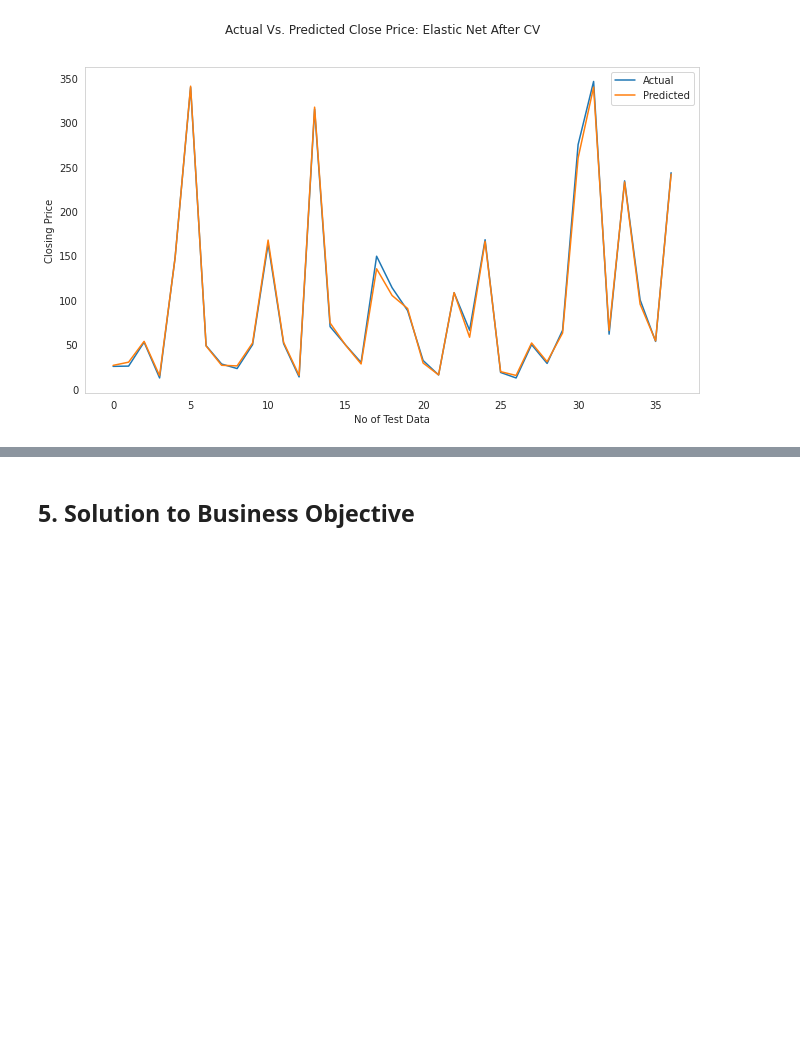
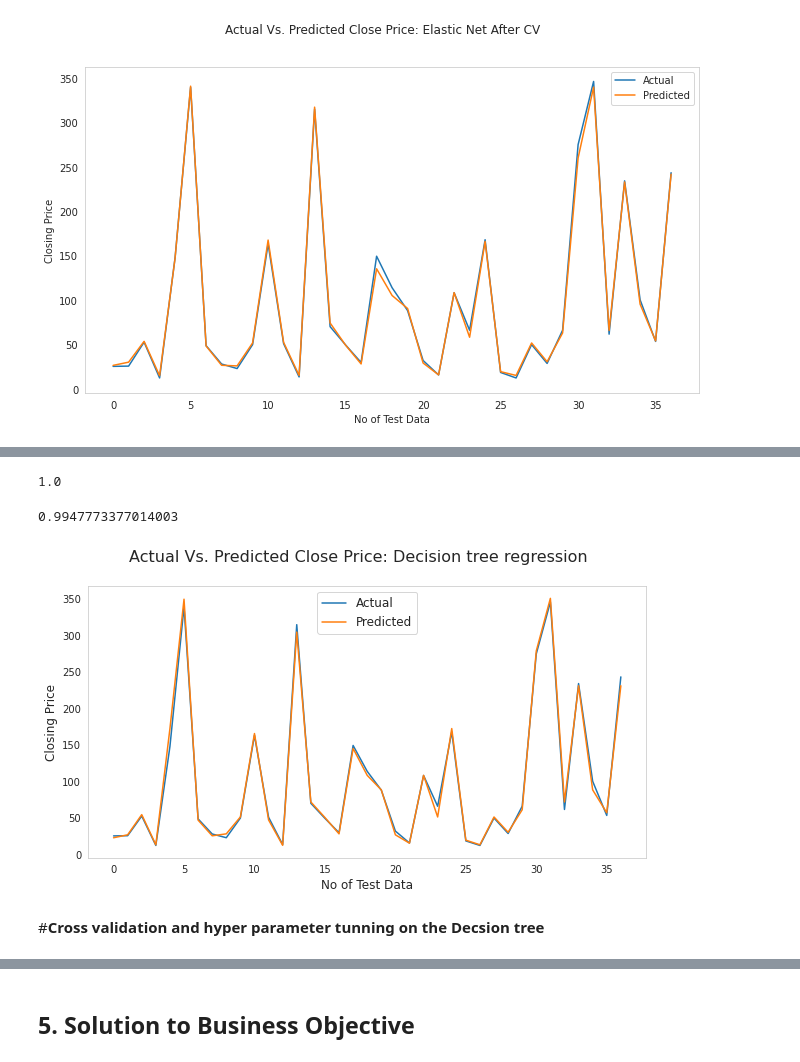
Before and after one commit to avigangarde/Capstone-II--Yes-bank-stock-close-price-prediction-Supervised-ML-Regression-, a Jupyter notebook: Capstone_II_Yes_bank_stock_close_price_prediction(Supervised_ML_Regression).ipynb, the cells around one changed output, grey strips where cells are left out. Saved outputs shown, nothing was run; the diff lists cells and outputs as text; code cells hidden in the pictures; blank space fills up the shorter version.

```diff
--- a/Capstone_II_Yes_bank_stock_close_price_prediction(Supervised_ML_Regression).ipynb
+++ b/Capstone_II_Yes_bank_stock_close_price_prediction(Supervised_ML_Regression).ipynb
@@ -1139,0 +1142,21 @@ plt.grid()
+# %%
+#import packages
+from sklearn.tree import DecisionTreeRegressor
+
+#implement model
+DT_model = DecisionTreeRegressor()
+DT_model.fit(x_train,y_train)
+DT_model.score(x_test,y_test)
+#fit the model
+test_pred_DT = DT_model.predict(x_test)
+train_pred = DT_model.predict(x_train)
+
+# test model on train data set
+print('Train set evaluation:\n_____________________________________')
+evaluation_metrics(y_train, train_pred)
+
+
+# test model on test data set
+
+print('Test set evaluation:\n_____________________________________')
+evaluation_metrics(y_test, test_pred_DT)
@@ -1139,0 +1178,21 @@ plt.grid()
+# %%
+DT_model.score(x_train,y_train)
+# %% [output]
+1.0
+# %%
+DT_model.score(x_test,y_test)
+# %% [output]
+0.9947773377014003
+# %%
+plt.figure(figsize=(10,5))
+plt.plot(np.array(y_test))
+plt.plot(test_pred_DT)
+plt.suptitle('Actual Vs. Predicted Close Price: Decision tree regression', fontsize=16)
+plt.legend(['Actual','Predicted'], fontsize=12)
+plt.xlabel('No of Test Data', fontsize=12)
+plt.ylabel('Closing Price', fontsize=12)
+plt.grid()
+# %% [output]
+[figure, added]
+# %% [markdown]
+#**Cross validation and hyper parameter tunning on the Decsion tree**
```
Also changed, not shown: parts of 11 cells of this notebook.
